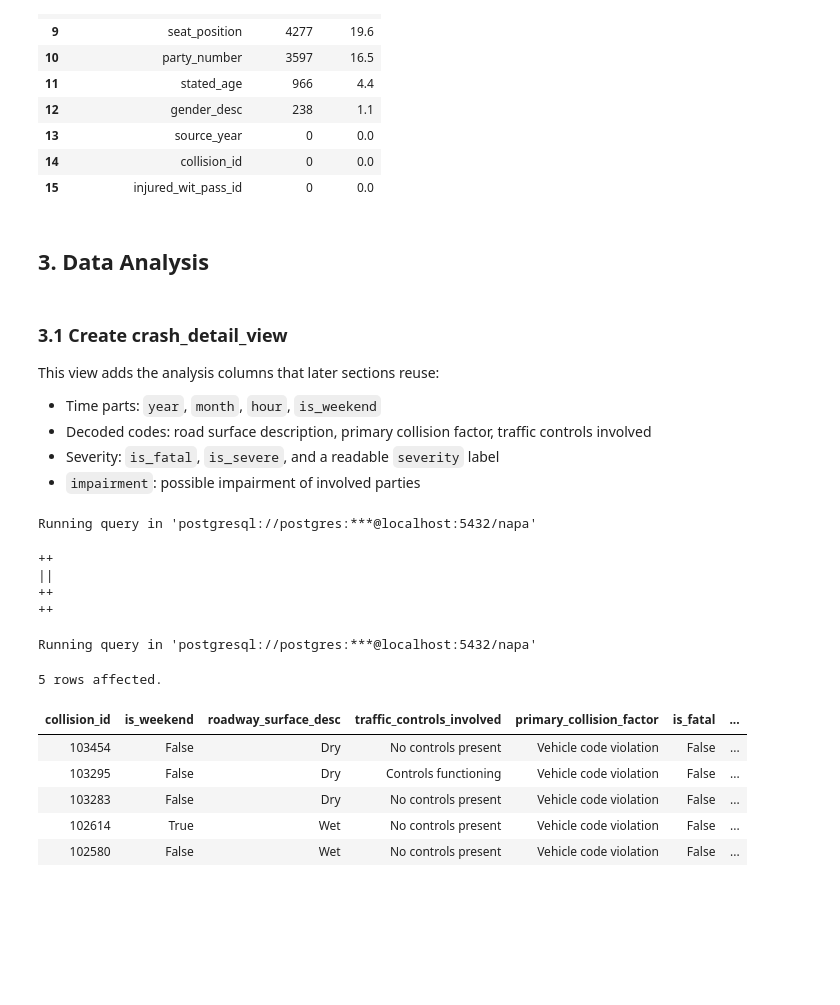
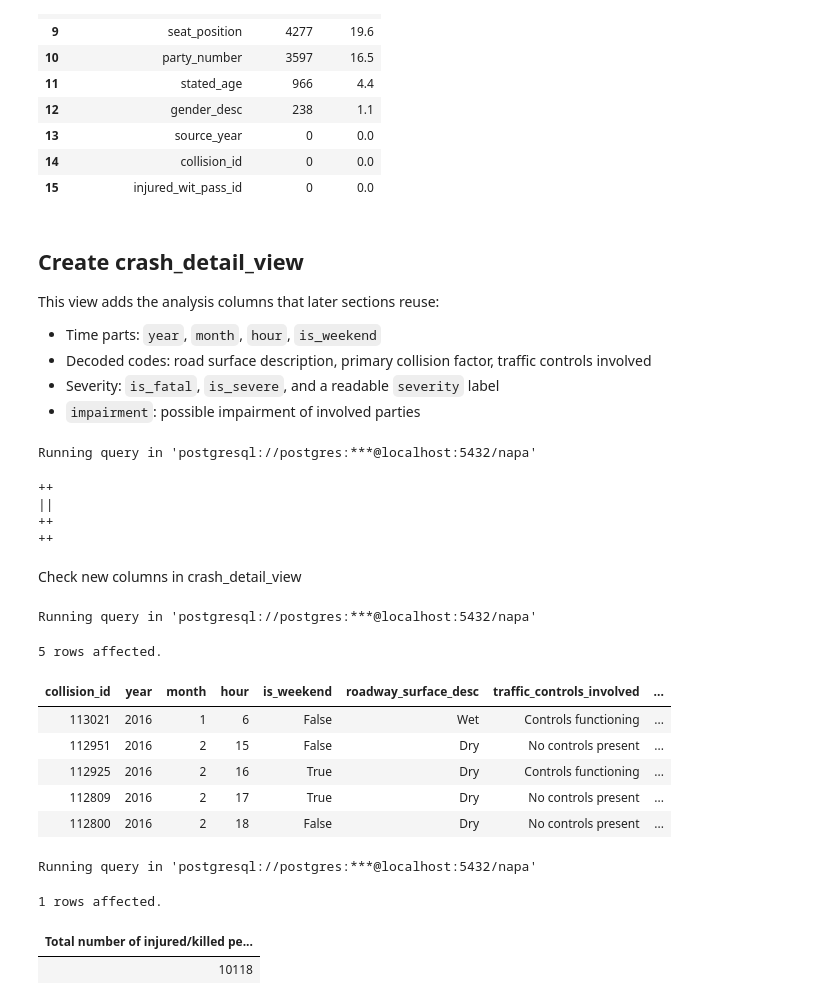
Before and after one commit to cillam/napa_crashes, a Jupyter notebook: napa_crash_analysis.ipynb, the cells around one changed output. Saved outputs shown, nothing was run; the diff lists cells and outputs as text; code cells hidden in the pictures; blank space fills up the shorter version.

```diff
--- a/napa_crash_analysis.ipynb
+++ b/napa_crash_analysis.ipynb
@@ -588,10 +544,8 @@ napa_injured_witness_passengers: Share of nulls by column
 | 13 | source_year | 0 | 0.0 |
 | 14 | collision_id | 0 | 0.0 |
 | 15 | injured_wit_pass_id | 0 | 0.0 |
-# %% [markdown]
-## 3. Data Analysis
 # %% [markdown]
-### 3.1 Create crash_detail_view
+## Create crash_detail_view
 This view adds the analysis columns that later sections reuse:
 - Time parts: `year`, `month`, `hour`, `is_weekend`
 - Decoded codes: road surface description, primary collision factor, traffic controls involved
@@ -677,26 +644,41 @@ Running query in 'postgresql://postgres:***@localhost:5432/napa'
 ||
 ++
 ++
+# %% [markdown]
+Check new columns in crash_detail_view
 # %%
 %%sql
 SELECT
     collision_id,
+    year,
+    month,
+    hour,
     is_weekend,
     roadway_surface_desc,
     traffic_controls_involved,
     primary_collision_factor,
     is_fatal,
     is_severe,
-    severity,
-    impairment
+    injury_severity_level,
+    alcohol_involved,
+    under_influence
 FROM crash_detail_view
 LIMIT 5;
 # %% [output]
 Running query in 'postgresql://postgres:***@localhost:5432/napa'
 5 rows affected.
-| collision_id | is_weekend | roadway_surface_desc | traffic_controls_involved | primary_collision_factor | is_fatal | ... |
-| 103454 | False | Dry | No controls present | Vehicle code violation | False | ... |
-| 103295 | False | Dry | Controls functioning | Vehicle code violation | False | ... |
-| 103283 | False | Dry | No controls present | Vehicle code violation | False | ... |
-| 102614 | True | Wet | No controls present | Vehicle code violation | False | ... |
-| 102580 | False | Wet | No controls present | Vehicle code violation | False | ... |
+| collision_id | year | month | hour | is_weekend | roadway_surface_desc | traffic_controls_involved | ... |
+| 113021 | 2016 | 1 | 6 | False | Wet | Controls functioning | ... |
+| 112951 | 2016 | 2 | 15 | False | Dry | No controls present | ... |
+| 112925 | 2016 | 2 | 16 | True | Dry | Controls functioning | ... |
+| 112809 | 2016 | 2 | 17 | True | Dry | No controls present | ... |
+| 112800 | 2016 | 2 | 18 | False | Dry | No controls present | ... |
+# %%
+%%sql
+SELECT SUM(number_injured) AS "Total number of injured/killed persons"
+FROM crash_detail_view
+# %% [output]
+Running query in 'postgresql://postgres:***@localhost:5432/napa'
+1 rows affected.
+| Total number of injured/killed pe... |
+| 10118 |
```
Also changed, not shown: parts of 30 cells of this notebook, 2 other files.
